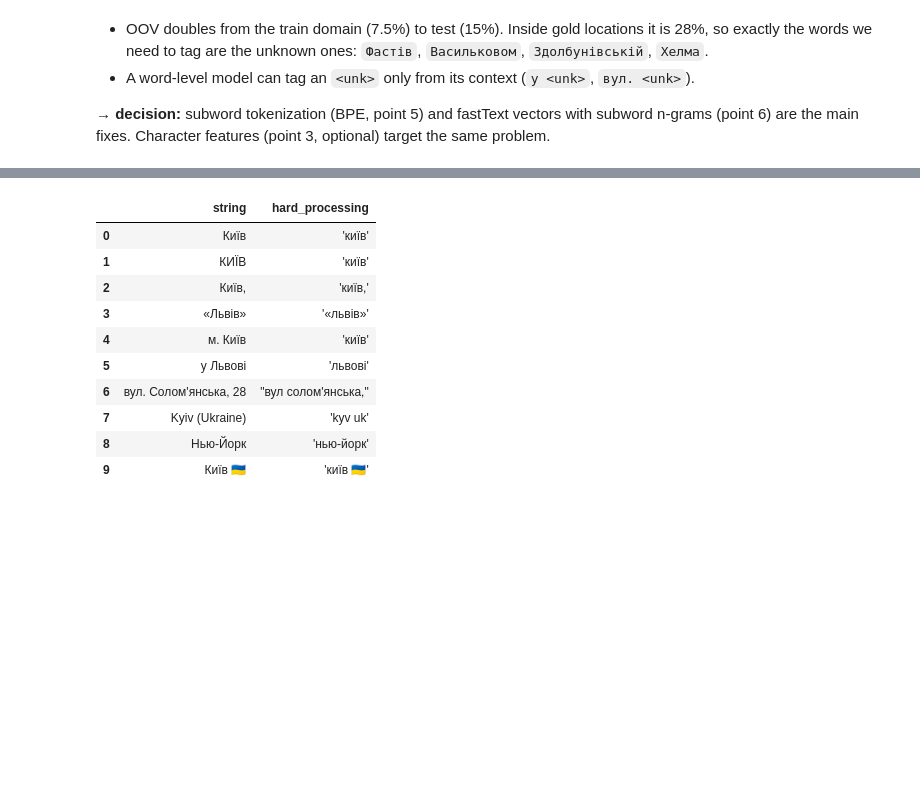
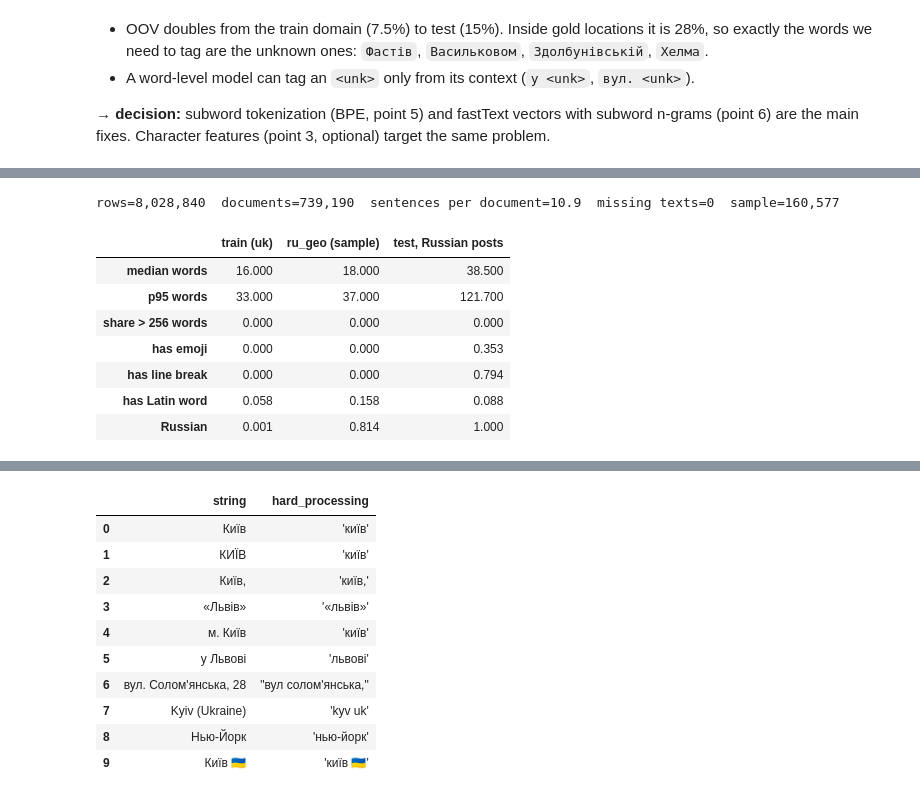
Before and after one commit to ivanlukianets/Deep-Learning-Assignment-3, a Jupyter notebook: notebooks/01_eda_metric.ipynb, the cells around one changed output, grey strips where cells are left out. Saved outputs shown, nothing was run; the diff lists cells and outputs as text; code cells hidden in the pictures; blank space fills up the shorter version.

```diff
--- a/notebooks/01_eda_metric.ipynb
+++ b/notebooks/01_eda_metric.ipynb
@@ -553,0 +566,29 @@ fixes. Character features (point 3, optional) target the same problem.
+# %%
+RU_SAMPLE_FRAC = 0.02
+ru_chunks, ru_rows, ru_missing, ru_docs = [], 0, 0, set()
+for chunk in pd.read_csv(RAW / "ru_geo_dataset.csv", usecols=["text", "loc_markers", "doc_id"], chunksize=1_000_000):
+    ru_rows += len(chunk)
+    ru_missing += int(chunk.text.isna().sum())
+    ru_docs.update(chunk.doc_id.unique())
+    ru_chunks.append(chunk.dropna(subset=["text"]).sample(frac=RU_SAMPLE_FRAC, random_state=0))
+ru_s = pd.concat(ru_chunks, ignore_index=True)
+ru_s["spans"] = ru_s.loc_markers.map(parse_markers)
+del ru_chunks
+print(f"rows={ru_rows:,}  documents={len(ru_docs):,}  sentences per document={ru_rows / len(ru_docs):.1f}  "
+      f"missing texts={ru_missing}  sample={len(ru_s):,}")
+# %% [output]
+rows=8,028,840  documents=739,190  sentences per document=10.9  missing texts=0  sample=160,577
+# %%
+test_ru = test[test.text.map(is_russian)]
+ru_rows_profile, _ = profile(ru_s)
+pd.DataFrame({"train (uk)": rows["train"], "ru_geo (sample)": ru_rows_profile,
+              "test, Russian posts": profile(test_ru)[0]}).round(3)
+# %% [output]
+|  | train (uk) | ru_geo (sample) | test, Russian posts |
+| median words | 16.000 | 18.000 | 38.500 |
+| p95 words | 33.000 | 37.000 | 121.700 |
+| share > 256 words | 0.000 | 0.000 | 0.000 |
+| has emoji | 0.000 | 0.000 | 0.353 |
+| has line break | 0.000 | 0.000 | 0.794 |
+| has Latin word | 0.058 | 0.158 | 0.088 |
+| Russian | 0.001 | 0.814 | 1.000 |
```
Also changed, not shown: parts of 15 cells of this notebook, 1 other file.
